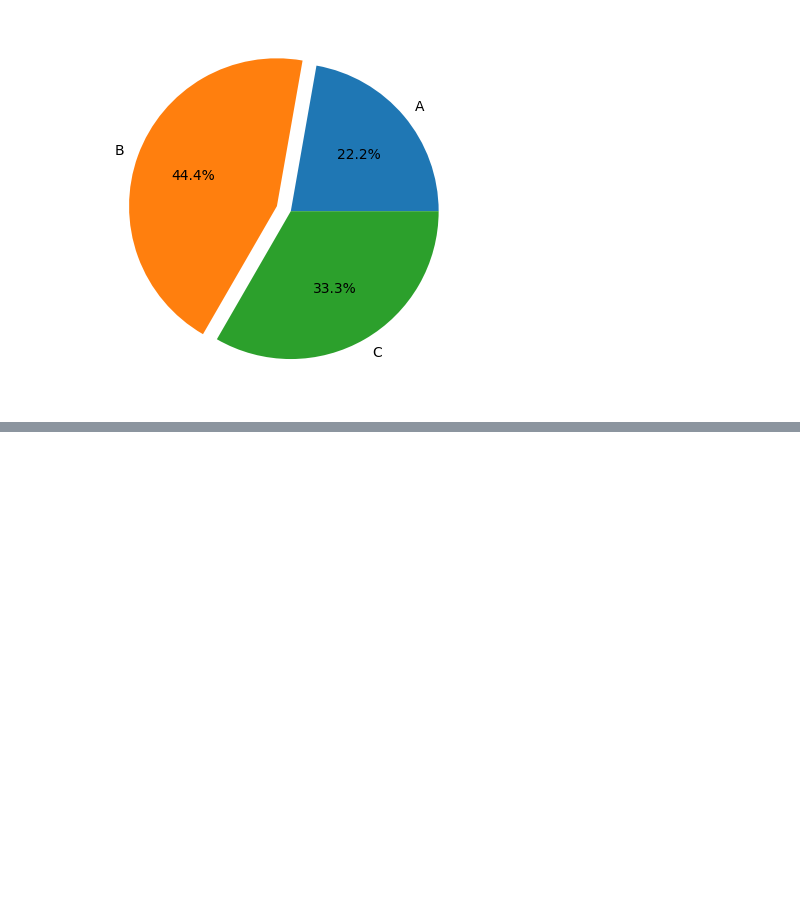
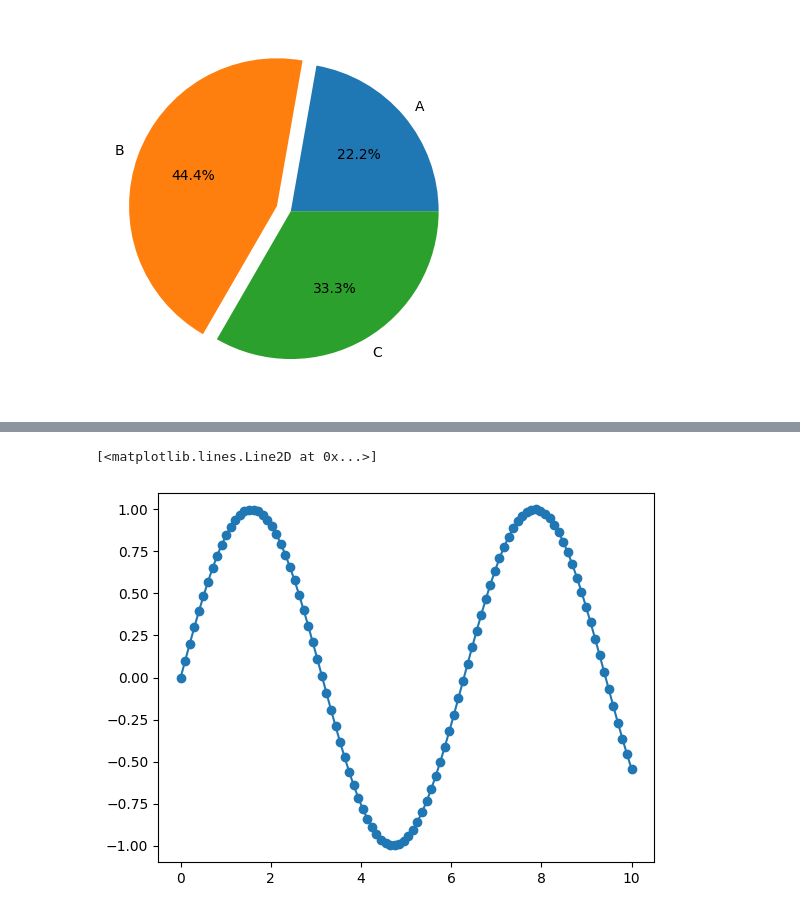
Before and after one commit to anuvishalp/Python_basics, a Jupyter notebook: Matplotlib_basics.ipynb, the cells around one changed output, grey strips where cells are left out. Cells and saved outputs as stored; diff of their text form; code cells hidden in the pictures; blank space fills up the shorter version.

```diff
--- a/Matplotlib_basics.ipynb
+++ b/Matplotlib_basics.ipynb
@@ -138,31 +154,34 @@ ax2 = fig.add_subplot(2,2,4)
 # %%
 ##🎨 4. Styling & Customization
-Colors
+""" Colors
 "red", "blue", "green"
 
 Hex: "#FF5733"
 
 RGB: (0.2, 0.4, 0.6)
 
 Line Styles
 "-" solid
 
 "--" dashed
 
 "-." dash-dot
 
 ":" dotted
 
 Markers
 "o" circle
 
 "s" square
 
 "^" triangle
 
 "*" star
-
+"""
 plt.plot(x, y, marker="o", markersize=6)
+# %% [output]
+[<matplotlib.lines.Line2D at 0x...>]
+[figure, added]
 # %%
 ##Grid
 plt.grid(True, linestyle="--", alpha=0.5)
```
Also changed, not shown: parts of 7 cells of this notebook.
